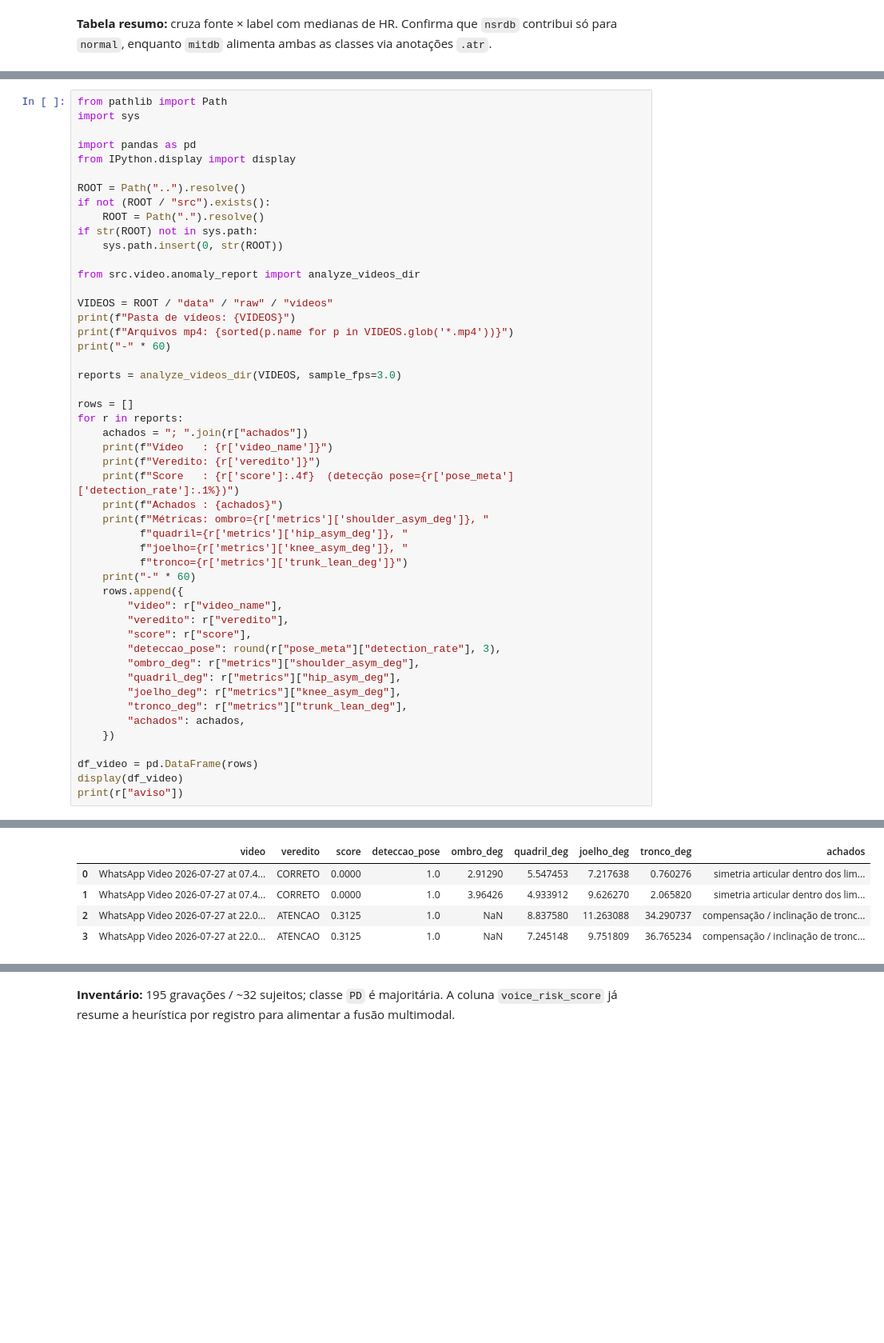
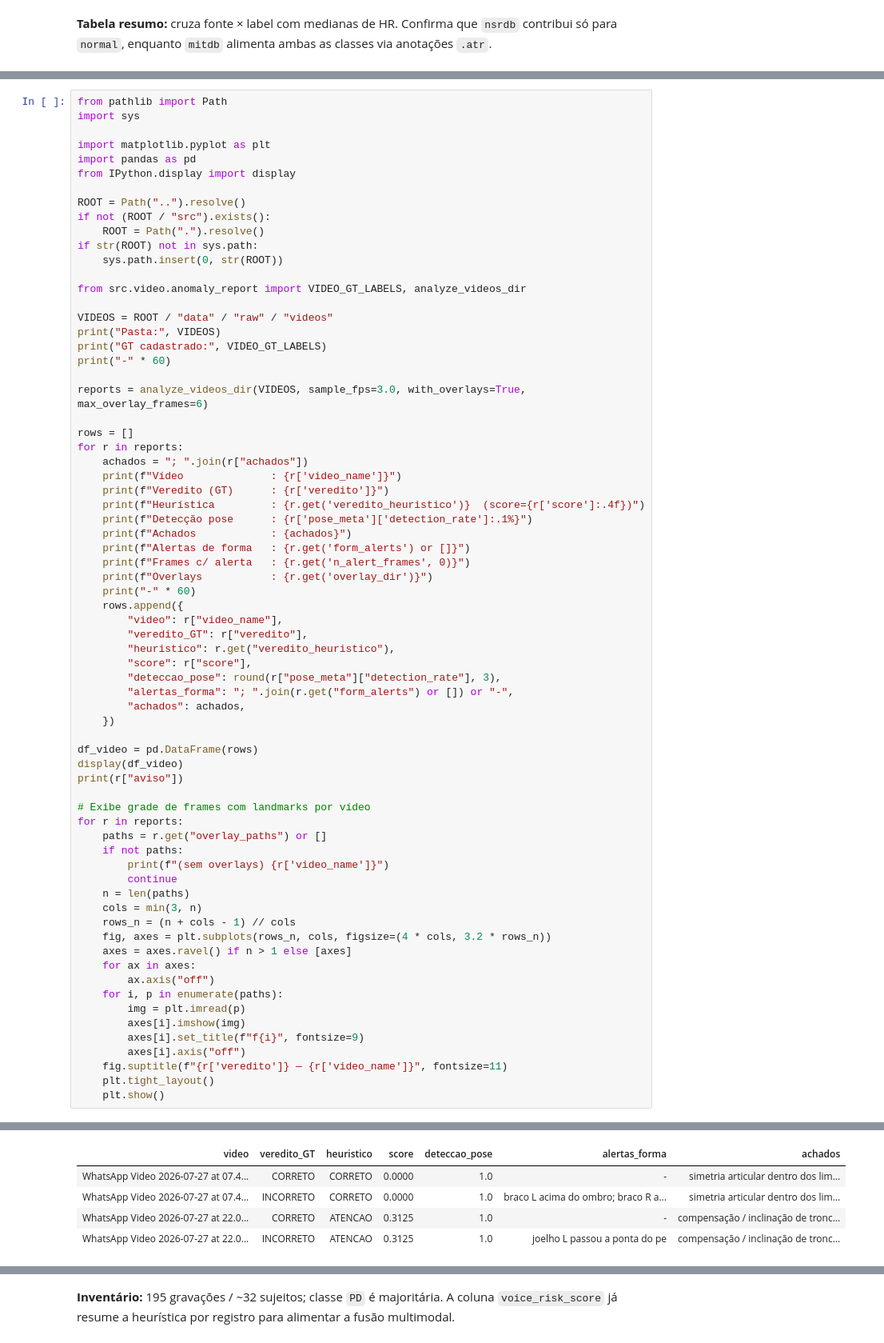
Before and after one commit to StefanieFranco/TechChallenge-Multimodais, a Jupyter notebook: notebooks/Relatorio.ipynb, the cells around one changed output, grey strips where cells are left out. Shown at 80% size. Drawn from its saved outputs; the diff is of its cells as text; blank space fills up the shorter version.

Commit message:
Ajustando código de poses para os videos

```diff
--- a/notebooks/Relatorio.ipynb
+++ b/notebooks/Relatorio.ipynb
@@ -441,6 +445,7 @@ YOLOv8 permanece como extensão futura (pessoa/objetos); neste MVP a pose MediaP
 from pathlib import Path
 import sys
 
+import matplotlib.pyplot as plt
 import pandas as pd
 from IPython.display import display
 
@@ -450,40 +455,60 @@ if not (ROOT / "src").exists():
 if str(ROOT) not in sys.path:
     sys.path.insert(0, str(ROOT))
 
-from src.video.anomaly_report import analyze_videos_dir
+from src.video.anomaly_report import VIDEO_GT_LABELS, analyze_videos_dir
 
 VIDEOS = ROOT / "data" / "raw" / "videos"
-print(f"Pasta de vídeos: {VIDEOS}")
-print(f"Arquivos mp4: {sorted(p.name for p in VIDEOS.glob('*.mp4'))}")
+print("Pasta:", VIDEOS)
+print("GT cadastrado:", VIDEO_GT_LABELS)
 print("-" * 60)
 
-reports = analyze_videos_dir(VIDEOS, sample_fps=3.0)
+reports = analyze_videos_dir(VIDEOS, sample_fps=3.0, with_overlays=True, max_overlay_frames=6)
 
 rows = []
 for r in reports:
     achados = "; ".join(r["achados"])
-    print(f"Vídeo   : {r['video_name']}")
-    print(f"Veredito: {r['veredito']}")
-    print(f"Score   : {r['score']:.4f}  (detecção pose={r['pose_meta']['detection_rate']:.1%})")
-    print(f"Achados : {achados}")
-    print(f"Métricas: ombro={r['metrics']['shoulder_asym_deg']}, "
-          f"quadril={r['metrics']['hip_asym_deg']}, "
-          f"joelho={r['metrics']['knee_asym_deg']}, "
-          f"tronco={r['metrics']['trunk_lean_deg']}")
+    print(f"Vídeo              : {r['video_name']}")
+    print(f"Veredito (GT)      : {r['veredito']}")
+    print(f"Heurística         : {r.get('veredito_heuristico')}  (score={r['score']:.4f})")
+    print(f"Detecção pose      : {r['pose_meta']['detection_rate']:.1%}")
+    print(f"Achados            : {achados}")
+    print(f"Alertas de forma   : {r.get('form_alerts') or []}")
+    print(f"Frames c/ alerta   : {r.get('n_alert_frames', 0)}")
+    print(f"Overlays           : {r.get('overlay_dir')}")
     print("-" * 60)
     rows.append({
         "video": r["video_name"],
-        "veredito": r["veredito"],
+        "veredito_GT": r["veredito"],
+        "heuristico": r.get("veredito_heuristico"),
         "score": r["score"],
         "deteccao_pose": round(r["pose_meta"]["detection_rate"], 3),
-        "ombro_deg": r["metrics"]["shoulder_asym_deg"],
-        "quadril_deg": r["metrics"]["hip_asym_deg"],
-        "joelho_deg": r["metrics"]["knee_asym_deg"],
-        "tronco_deg": r["metrics"]["trunk_lean_deg"],
+        "alertas_forma": "; ".join(r.get("form_alerts") or []) or "-",
         "achados": achados,
     })
 
 df_video = pd.DataFrame(rows)
 display(df_video)
 print(r["aviso"])
+
+# Exibe grade de frames com landmarks por vídeo
+for r in reports:
+    paths = r.get("overlay_paths") or []
+    if not paths:
+        print(f"(sem overlays) {r['video_name']}")
+        continue
+    n = len(paths)
+    cols = min(3, n)
+    rows_n = (n + cols - 1) // cols
+    fig, axes = plt.subplots(rows_n, cols, figsize=(4 * cols, 3.2 * rows_n))
+    axes = axes.ravel() if n > 1 else [axes]
+    for ax in axes:
+        ax.axis("off")
+    for i, p in enumerate(paths):
+        img = plt.imread(p)
+        axes[i].imshow(img)
+        axes[i].set_title(f"f{i}", fontsize=9)
+        axes[i].axis("off")
+    fig.suptitle(f"{r['veredito']} — {r['video_name']}", fontsize=11)
+    plt.tight_layout()
+    plt.show()
 # %% [output]
@@ -507,5 +532,5 @@ Métricas: ombro=None, quadril=7.245147563187004, joelho=9.751809416920878, tron
-|  | video | veredito | score | deteccao_pose | ombro_deg | quadril_deg | joelho_deg | tronco_deg | achados |
-| 0 | WhatsApp Video 2026-07-27 at 07.4... | CORRETO | 0.0000 | 1.0 | 2.91290 | 5.547453 | 7.217638 | 0.760276 | simetria articular dentro dos lim... |
-| 1 | WhatsApp Video 2026-07-27 at 07.4... | CORRETO | 0.0000 | 1.0 | 3.96426 | 4.933912 | 9.626270 | 2.065820 | simetria articular dentro dos lim... |
-| 2 | WhatsApp Video 2026-07-27 at 22.0... | ATENCAO | 0.3125 | 1.0 | NaN | 8.837580 | 11.263088 | 34.290737 | compensação / inclinação de tronc... |
-| 3 | WhatsApp Video 2026-07-27 at 22.0... | ATENCAO | 0.3125 | 1.0 | NaN | 7.245148 | 9.751809 | 36.765234 | compensação / inclinação de tronc... |
+| video | veredito_GT | heuristico | score | deteccao_pose | alertas_forma | achados |
+| WhatsApp Video 2026-07-27 at 07.4... | CORRETO | CORRETO | 0.0000 | 1.0 | - | simetria articular dentro dos lim... |
+| WhatsApp Video 2026-07-27 at 07.4... | INCORRETO | CORRETO | 0.0000 | 1.0 | braco L acima do ombro; braco R a... | simetria articular dentro dos lim... |
+| WhatsApp Video 2026-07-27 at 22.0... | CORRETO | ATENCAO | 0.3125 | 1.0 | - | compensação / inclinação de tronc... |
+| WhatsApp Video 2026-07-27 at 22.0... | INCORRETO | ATENCAO | 0.3125 | 1.0 | joelho L passou a ponta do pe | compensação / inclinação de tronc... |
```
Also changed, not shown: parts of 4 cells of this notebook, 4 other files.
